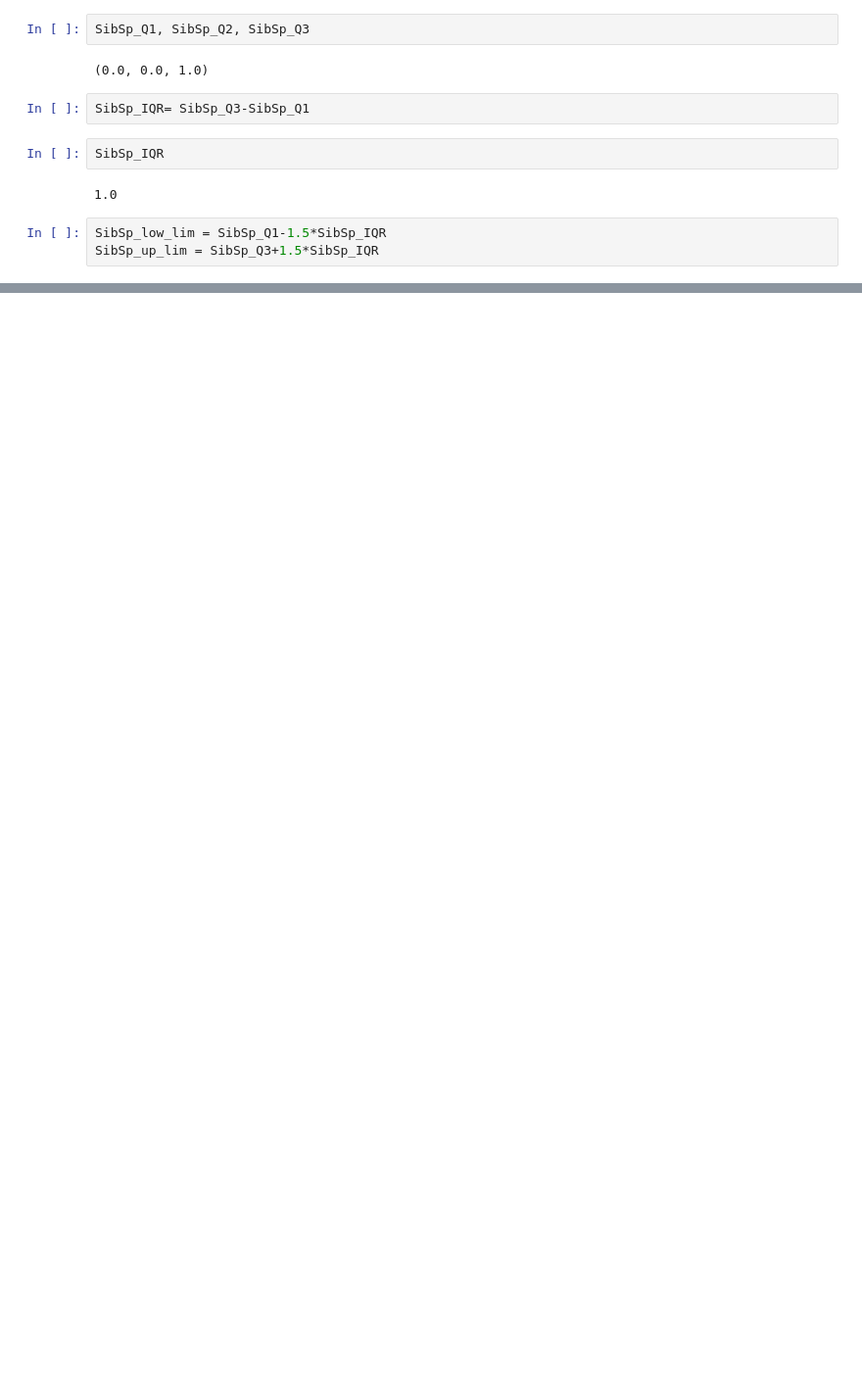
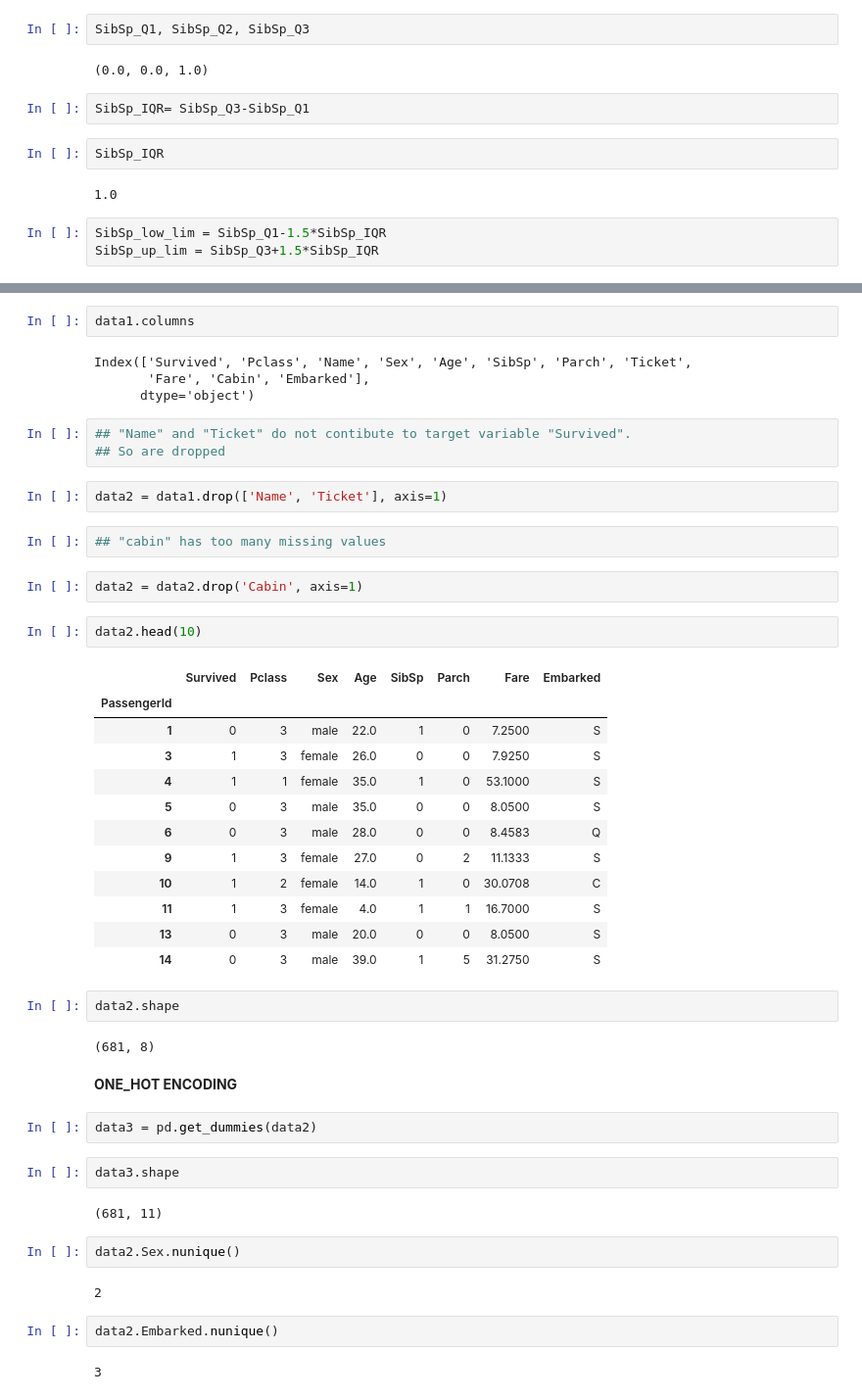
Before and after one commit to Zandubai/ICT-DATA-SCIENCE-AND-ANALYTICS, a Jupyter notebook: Arunabh_Vijayakumar(PreProcessing.ipynb, the cells around one changed output, grey strips where cells are left out. Shown: that part at 98% size. Saved outputs shown, nothing was run; the diff lists cells and outputs as text; blank space fills up the shorter version.

```diff
--- a/Arunabh_Vijayakumar(PreProcessing.ipynb
+++ b/Arunabh_Vijayakumar(PreProcessing.ipynb
@@ -359,0 +495,50 @@ SibSp_up_lim = SibSp_Q3+1.5*SibSp_IQR
+# %%
+data1.columns
+# %% [output]
+Index(['Survived', 'Pclass', 'Name', 'Sex', 'Age', 'SibSp', 'Parch', 'Ticket',
+       'Fare', 'Cabin', 'Embarked'],
+      dtype='object')
+# %%
+## "Name" and "Ticket" do not contibute to target variable "Survived".
+## So are dropped
+# %%
+data2 = data1.drop(['Name', 'Ticket'], axis=1)
+# %%
+## "cabin" has too many missing values
+# %%
+data2 = data2.drop('Cabin', axis=1)
+# %%
+data2.head(10)
+# %% [output]
+|  | Survived | Pclass | Sex | Age | SibSp | Parch | Fare | Embarked |
+| PassengerId |  |  |  |  |  |  |  |  |
+| 1 | 0 | 3 | male | 22.0 | 1 | 0 | 7.2500 | S |
+| 3 | 1 | 3 | female | 26.0 | 0 | 0 | 7.9250 | S |
+| 4 | 1 | 1 | female | 35.0 | 1 | 0 | 53.1000 | S |
+| 5 | 0 | 3 | male | 35.0 | 0 | 0 | 8.0500 | S |
+| 6 | 0 | 3 | male | 28.0 | 0 | 0 | 8.4583 | Q |
+| 9 | 1 | 3 | female | 27.0 | 0 | 2 | 11.1333 | S |
+| 10 | 1 | 2 | female | 14.0 | 1 | 0 | 30.0708 | C |
+| 11 | 1 | 3 | female | 4.0 | 1 | 1 | 16.7000 | S |
+| 13 | 0 | 3 | male | 20.0 | 0 | 0 | 8.0500 | S |
+| 14 | 0 | 3 | male | 39.0 | 1 | 5 | 31.2750 | S |
+# %%
+data2.shape
+# %% [output]
+(681, 8)
+# %% [markdown]
+**ONE_HOT ENCODING**
+# %%
+data3 = pd.get_dummies(data2)
+# %%
+data3.shape
+# %% [output]
+(681, 11)
+# %%
+data2.Sex.nunique()
+# %% [output]
+2
+# %%
+data2.Embarked.nunique()
+# %% [output]
+3
```
Also changed, not shown: parts of 34 cells of this notebook.
